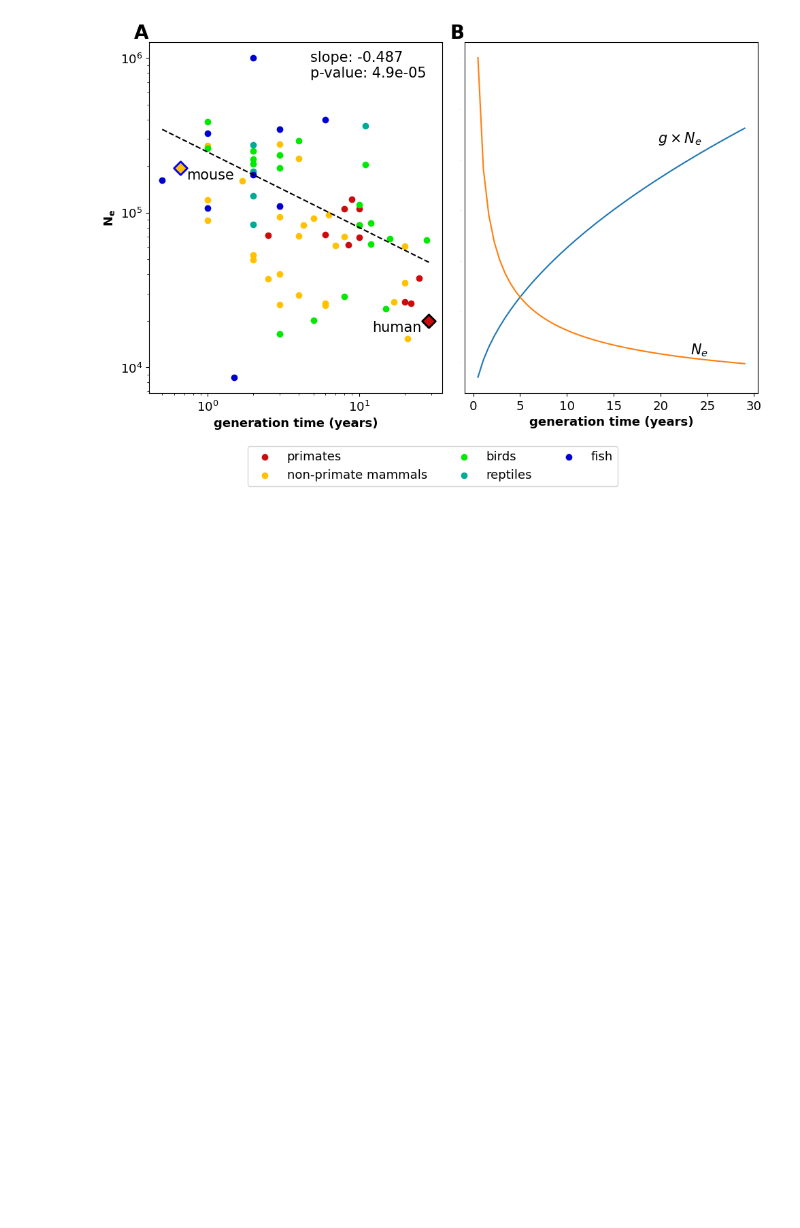
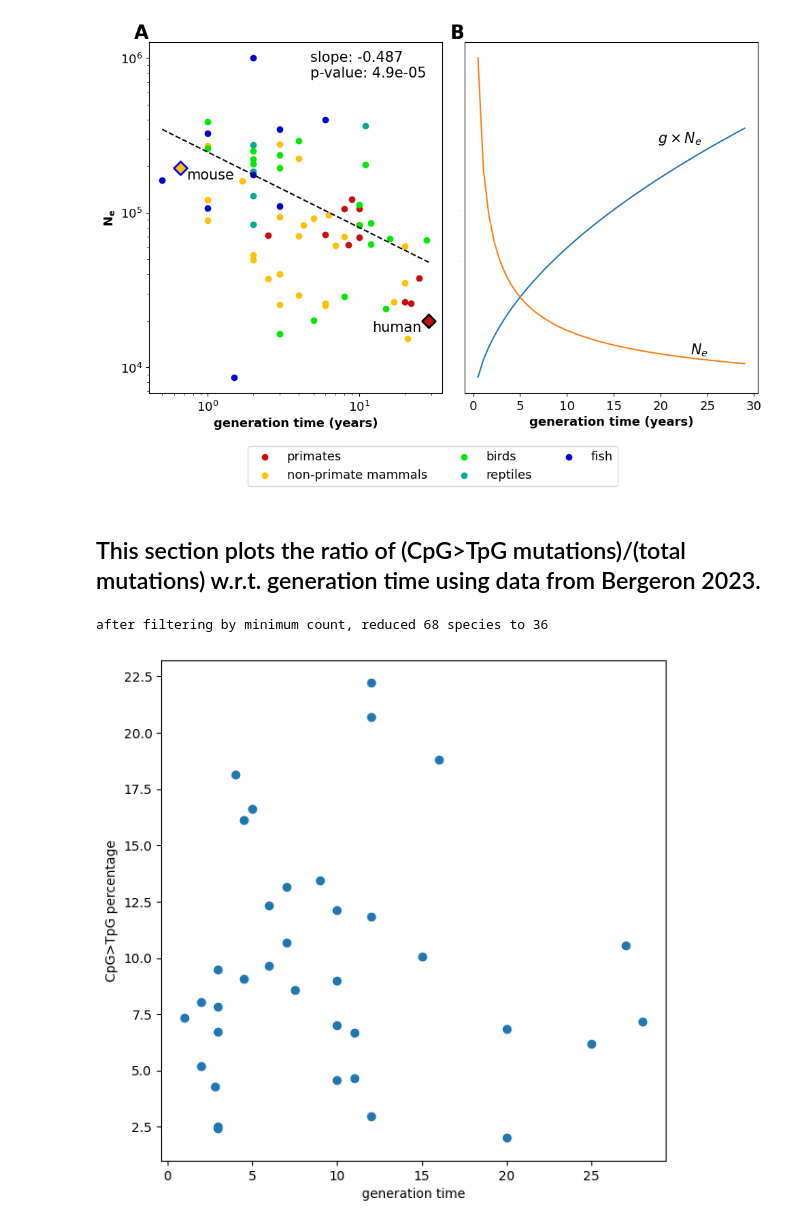
Before and after one commit to harrispopgen/clocklike-DBH, a Jupyter notebook: DBH_plots.ipynb, the cells around one changed output. Drawn from its saved outputs; the diff is of its cells as text; code cells hidden in the pictures; blank space fills up the shorter version.

Commit message:
added section that plots CpG fraction vs generation time

```diff
--- a/DBH_plots.ipynb
+++ b/DBH_plots.ipynb
@@ -292,3 +460,51 @@ def generate_manuscript_Ne_generation_time_plot(df, group_name2idx_map, cmap, sa
 generate_manuscript_Ne_generation_time_plot(df_all, vertebrate_group_name2idx_map, cmap, save_figure=False)
 # %% [output]
 [figure]
+# %% [markdown]
+## This section plots the ratio of (CpG>TpG mutations)/(total mutations) w.r.t. generation time using data from Bergeron 2023.
+# %%
+def compute_bergeron_CpG2TpG_percentage():
+    df = pd.read_excel("./data/bergeron_raw_data.xlsx", sheet_name="Supplementary Table 4",
+                       header=1, usecols="A:M", skiprows=0)
+    # sum up column 2 to 11 (exclusive) to get total mutation count
+    df["Mutation count"] = df.iloc[:,2:11].sum(axis=1)
+    df["Perc_CpG>TpG"] = (df["% of all mutation in CpG"]/100) * (df["% of C > T in CpG"]/100) * 100
+    df = df[["Species", "Group", "Perc_CpG>TpG", "Mutation count"]]
+    df.drop(df.tail(1).index,inplace=True)
+    return df
+
+def load_bergeron_generation_time():
+    col_names = ["Species", "Common name", "Group", "Generation time"]
+    # U: Unicode string, f: floating point
+    data_types = {"Species": 'U', "Common name": 'U', "Group": 'U', "Generation time": 'f'}
+    df = pd.read_excel("./data/bergeron_raw_data.xlsx", sheet_name="Supplementary Table 9",
+                       header=None, names=col_names, dtype=data_types, usecols="A:C,J", skiprows=2)
+    # change the species name inigoi to macrolepis to match species name in supplementary table #4 (CpG data)
+    # both are dwarf gecko
+    df.loc[df["Species"] == "Sphaerodactylus_inigoi", "Species"] = "Sphaerodactylus_macrolepis"
+    return df
+
+def plot_bergeron_CpG2TpG_vs_generation_time(min_mutation_count=10):
+    def assert_matching_df_keys(df1, df2):
+        keys1 = set(df1.apply(lambda x: str(x["Species"]) + "_" + str(x["Group"]), axis=1))
+        keys2 = set(df2.apply(lambda x: str(x["Species"]) + "_" + str(x["Group"]), axis=1))
+        assert len(keys1 - keys2) == 0 and len(keys1) == len(keys2)
+
+    df_CpG = compute_bergeron_CpG2TpG_percentage()
+    df_gen_time = load_bergeron_generation_time()
+    assert_matching_df_keys(df_CpG, df_gen_time)
+
+    df_merge = pd.merge(df_CpG, df_gen_time, on=["Species", "Group"])
+    assert len(df_merge) == len(df_CpG)
+
+    df_filter_by_count = df_merge.loc[df_merge["Mutation count"] > min_mutation_count]
+    print(f"after filtering by minimum count, reduced {len(df_merge)} species to {len(df_filter_by_count)}")
+    fig, ax = plt.subplots(figsize=(7,7))
+    ax.scatter(df_filter_by_count["Generation time"], df_filter_by_count["Perc_CpG>TpG"])
+    ax.set_xlabel("generation time")
+    ax.set_ylabel("CpG>TpG percentage")
+
+plot_bergeron_CpG2TpG_vs_generation_time(min_mutation_count=30)
+# %% [output]
+after filtering by minimum count, reduced 68 species to 36
+[figure, added]
```
Also changed, not shown: parts of 5 cells of this notebook.
